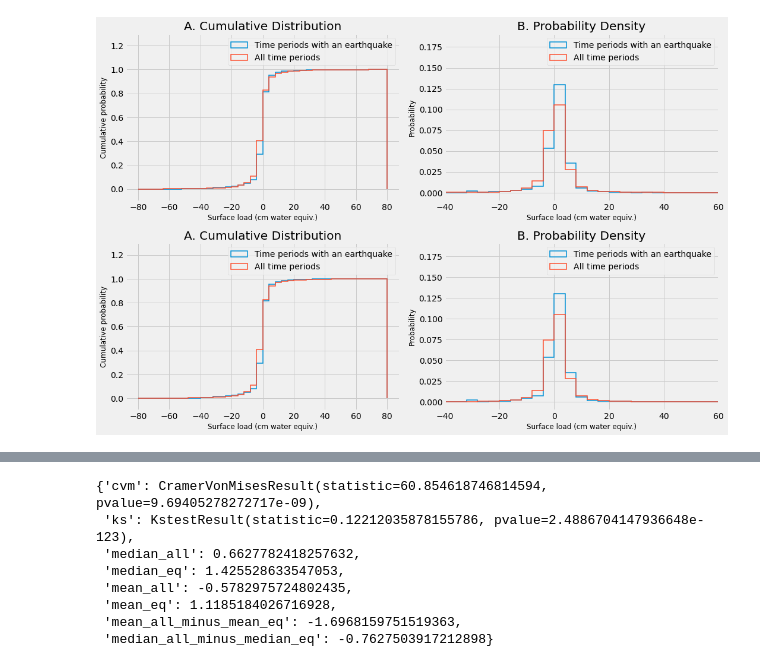
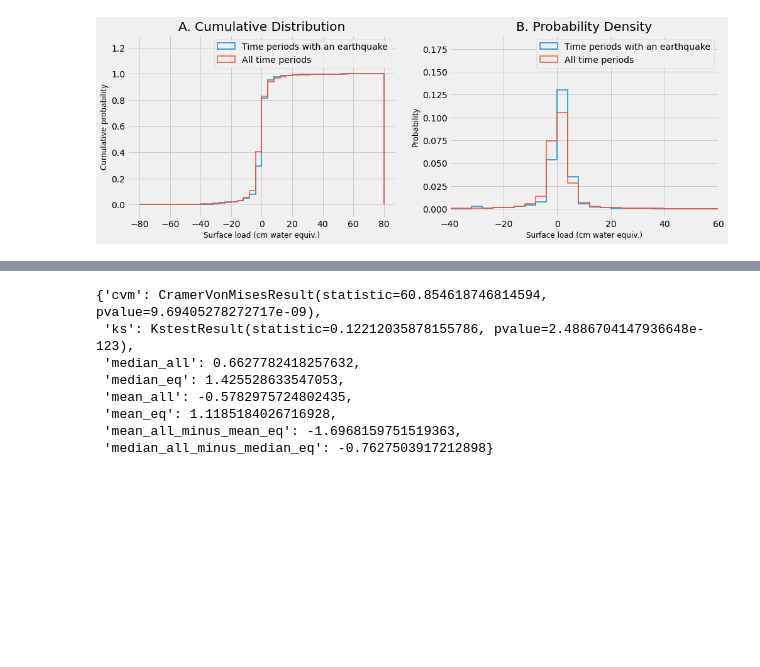
Before and after one commit to epic-research-group/surface-load-quakes, a Jupyter notebook: surface-load-earthquake-relationship.ipynb, the cells around one changed output, grey strips where cells are left out. Drawn from its saved outputs; the diff is of its cells as text; code cells hidden in the pictures; blank space fills up the shorter version.

```diff
--- a/surface-load-earthquake-relationship.ipynb
+++ b/surface-load-earthquake-relationship.ipynb
@@ -56,6 +56,14 @@ def plot_hist(all_time_periods, earthquake_only,ax1,ax2,title1,title2):
     ax2.set_xlabel('Surface load (cm water equiv.)', fontsize = 12)
     ax2.set_ylabel("Probability", fontsize = 12)
     ax2.set_title(title2)
+# %%
+fig,(ax1, ax2) = plt.subplots(1, 2, figsize=(15,5))
+plt.style.use('fivethirtyeight')
+
+plot_hist(np.array(ds['lwe_thickness'].data.flatten()), np.array(catalog.dmass), ax1, ax2,
+              'A. Cumulative Distribution', 'B. Probability Density')
+# %% [output]
+[figure, added]
 # %%
 def calc_stats(a,b):
     '''
@@ -76,14 +84,4 @@ def calc_stats(a,b):
     result['median_all_minus_median_eq'] = np.median(b)-np.median(a)
 
     return result
-# %%
-fig,((ax1,ax2),(ax3,ax4)) = plt.subplots(2, 2, figsize=(15,10))
-plt.style.use('fivethirtyeight')
-plot_hist(ds['lwe_thickness'].data.flatten(),catalog['dmass'],ax1,ax2,
-         'A. Cumulative Distribution', 'B. Probability Density')
-plot_hist(ds['lwe_thickness'].data.flatten(),catalog['dmass'],ax3,ax4,
-         'A. Cumulative Distribution', 'B. Probability Density')
-fig.tight_layout()
-# %% [output]
-[figure, removed]
 # %%
```
Also changed, not shown: parts of 19 cells of this notebook.
